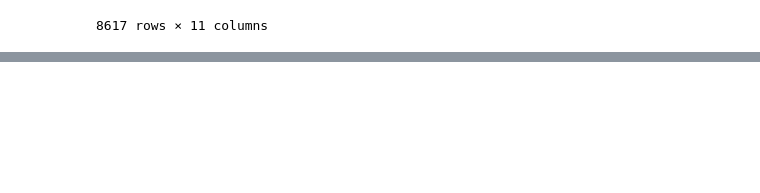
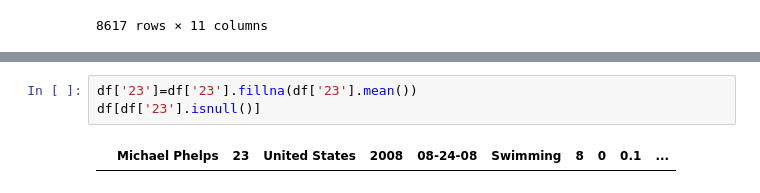
Before and after one commit to avigupta2798/OpenGenus-Notebook, a Jupyter notebook: Pandas/Notebook.ipynb, the cells around one changed output, grey strips where cells are left out. Cells and saved outputs as stored; diff of their text form; blank space fills up the shorter version.

```diff
--- a/Pandas/Notebook.ipynb
+++ b/Pandas/Notebook.ipynb
@@ -195,0 +228,5 @@ df.reset_index()
+# %%
+df['23']=df['23'].fillna(df['23'].mean())
+df[df['23'].isnull()]
+# %% [output]
+|  | Michael Phelps | 23 | United States | 2008 | 08-24-08 | Swimming | 8 | 0 | 0.1 | ... |
```
Also changed, not shown: parts of 3 cells of this notebook.
